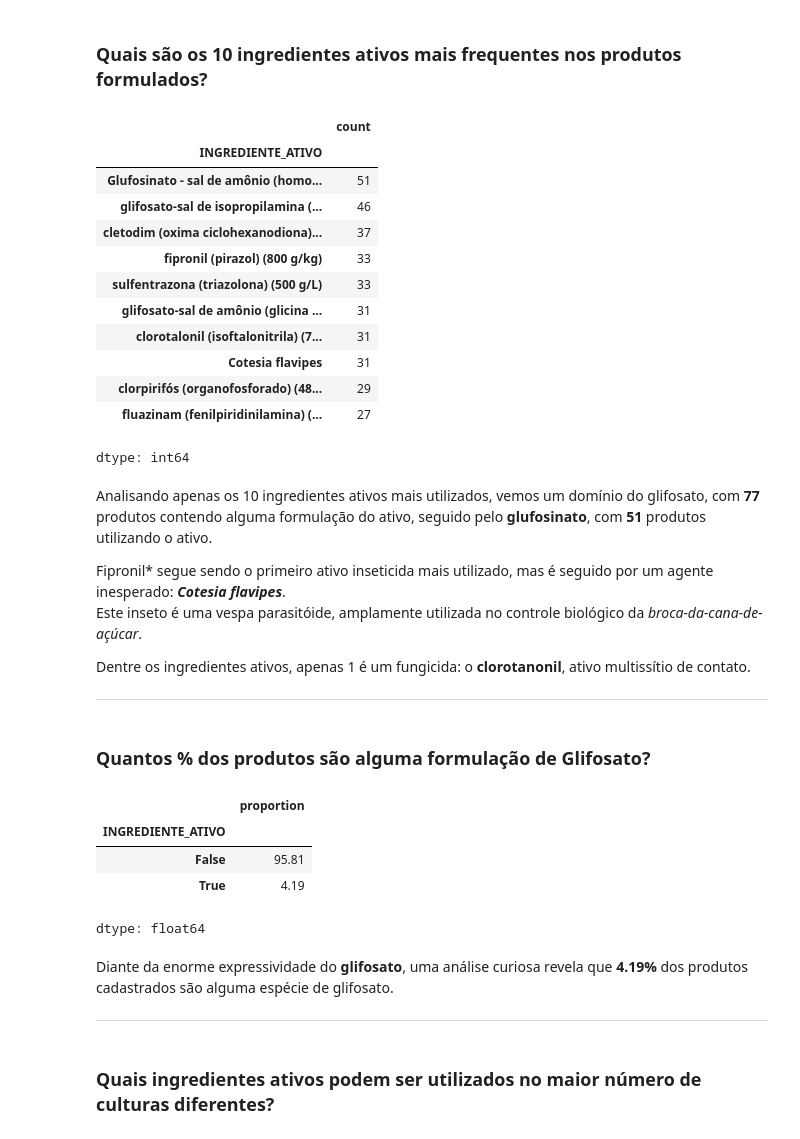
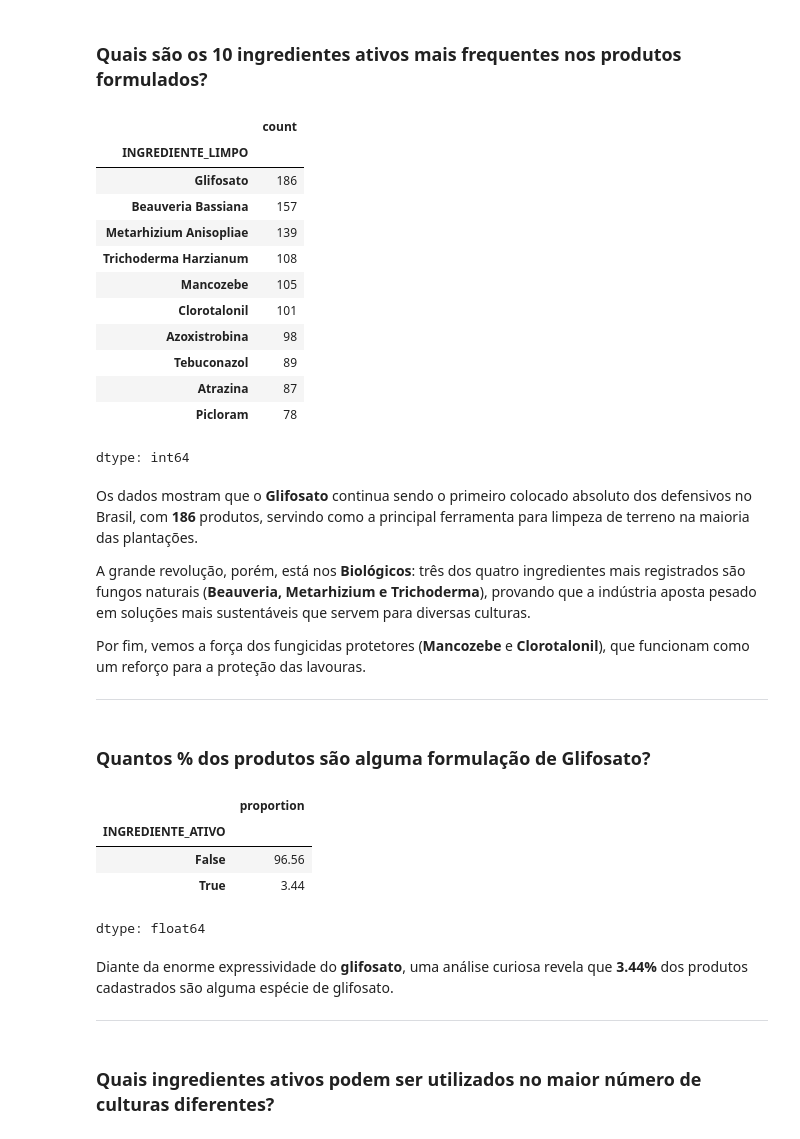
Before and after one commit to luan-vsd/Analise-Agrofit, a Jupyter notebook: notebooks/agrofit.ipynb, the cells around one changed output. Saved outputs shown, nothing was run; the diff lists cells and outputs as text; code cells hidden in the pictures.

Commit message:
finalizando as análises propostas

```diff
--- a/notebooks/agrofit.ipynb
+++ b/notebooks/agrofit.ipynb
@@ -255,31 +255,48 @@ Esses ingredientes são combinados com **ingredientes inertes** (como solventes
 # %% [markdown]
 ### Quais são os 10 ingredientes ativos mais frequentes nos produtos formulados?
 # %%
-# Seleciona colunas relevantes e remove duplicatas de produtos
+import re
+
+# 1. Seleciona e remove duplicatas de registro
 ingredientes_df = df[['NR_REGISTRO', 'INGREDIENTE_ATIVO']].drop_duplicates(subset='NR_REGISTRO')
 
-# Separa os ingredientes ativos de produtos que tenham mais de 1
-ingredientes_df['INGREDIENTE_ATIVO'] = ingredientes_df['INGREDIENTE_ATIVO'].str.split(' + ')
-
-# Separa em linhas diferentes a lista gerada pelo split
+# 2. Separa por '+' (usando apenas '+' garante que pegue mesmo se o espaçamento variar)
+ingredientes_df['INGREDIENTE_ATIVO'] = ingredientes_df['INGREDIENTE_ATIVO'].str.split('+')
 ingredientes_df = ingredientes_df.explode('INGREDIENTE_ATIVO')
 
-# Remove os espaços, conta quantas ocorrências tiveram de cada ativo e retorna somente os 10 primeiros
-ingr = ingredientes_df['INGREDIENTE_ATIVO'].str.strip().value_counts().head(10)
+# 3. CRIA UMA NOVA COLUNA LIMPA (AQUI ESTÁ A CORREÇÃO)
+# Padroniza para Texto Título e remove espaços nas pontas
+ingredientes_df['INGREDIENTE_LIMPO'] = ingredientes_df['INGREDIENTE_ATIVO'].str.strip().str.title()
+
+# Remove concentrações entre parênteses: "(480 g/L)"
+ingredientes_df['INGREDIENTE_LIMPO'] = ingredientes_df['INGREDIENTE_LIMPO'].str.replace(r'\s*\(.*', '', regex=True)
+
+# Remove isolados após vírgula, mas SALVA o 2,4-D (não remove se tiver número depois da vírgula)
+ingredientes_df['INGREDIENTE_LIMPO'] = ingredientes_df['INGREDIENTE_LIMPO'].str.replace(r',(?!\d).*', '', regex=True)
+
+# Remove variações de "Sal de..." ou "Éster"
+ingredientes_df['INGREDIENTE_LIMPO'] = ingredientes_df['INGREDIENTE_LIMPO'].str.replace(r'\s*-?\s*\bSal\b.*', '', regex=True, flags=re.IGNORECASE)
+ingredientes_df['INGREDIENTE_LIMPO'] = ingredientes_df['INGREDIENTE_LIMPO'].str.replace(r'\s*-?\s*\bÉster\b.*', '', regex=True, flags=re.IGNORECASE)
+
+# Tira espaços finais
+ingredientes_df['INGREDIENTE_LIMPO'] = ingredientes_df['INGREDIENTE_LIMPO'].str.strip()
+
+# 4. Conta usando a coluna LIMPA
+ingr = ingredientes_df['INGREDIENTE_LIMPO'].value_counts().head(10)
 ingr
 # %% [output]
 |  | count |
-| INGREDIENTE_ATIVO |  |
-| Glufosinato - sal de amônio (homo... | 51 |
-| glifosato-sal de isopropilamina (... | 46 |
-| cletodim (oxima ciclohexanodiona)... | 37 |
-| fipronil (pirazol) (800 g/kg) | 33 |
-| sulfentrazona (triazolona) (500 g/L) | 33 |
-| glifosato-sal de amônio (glicina ... | 31 |
-| clorotalonil (isoftalonitrila) (7... | 31 |
-| Cotesia flavipes | 31 |
-| clorpirifós (organofosforado) (48... | 29 |
-| fluazinam (fenilpiridinilamina) (... | 27 |
+| INGREDIENTE_LIMPO |  |
+| Glifosato | 186 |
+| Beauveria Bassiana | 157 |
+| Metarhizium Anisopliae | 139 |
+| Trichoderma Harzianum | 108 |
+| Mancozebe | 105 |
+| Clorotalonil | 101 |
+| Azoxistrobina | 98 |
+| Tebuconazol | 89 |
+| Atrazina | 87 |
+| Picloram | 78 |
 dtype: int64
 # %%
 filt_gli = ingr.index.str.contains('glifosato', case=False)
@@ -290,26 +307,22 @@ glu = ingr.iloc[filt_glu].sum()
 
 display(Markdown(f'''\n
 
-Analisando apenas os 10 ingredientes ativos mais utilizados, vemos um domínio do glifosato, com **{gli}** produtos contendo alguma formulação do ativo, seguido pelo **glufosinato**, com **{glu}** produtos utilizando o ativo.
+Os dados mostram que o **Glifosato** continua sendo o primeiro colocado absoluto dos defensivos no Brasil, com **{gli}** produtos, servindo como a principal ferramenta para limpeza de terreno na maioria das plantações.
 
-Fipronil* segue sendo o primeiro ativo inseticida mais utilizado, mas é seguido por um agente inesperado: ***Cotesia flavipes***.
-Este inseto é uma vespa parasitóide, amplamente utilizada no controle biológico da *broca-da-cana-de-açúcar*.
+A grande revolução, porém, está nos **Biológicos**: três dos quatro ingredientes mais registrados são fungos naturais (**Beauveria, Metarhizium e Trichoderma**), provando que a indústria aposta pesado em soluções mais sustentáveis que servem para diversas culturas.
 
-Dentre os ingredientes ativos, apenas 1 é um fungicida: o **clorotanonil**, ativo multissítio de contato.\n\n
+Por fim, vemos a força dos fungicidas protetores (**Mancozebe** e **Clorotalonil**), que funcionam como um reforço para a proteção das lavouras.
 
 ---'''))
 # %% [output]
 
 
 
-Analisando apenas os 10 ingredientes ativos mais utilizados, vemos um domínio do glifosato, com **77** produtos contendo alguma formulação do ativo, seguido pelo **glufosinato**, com **51** produtos utilizando o ativo.
+Os dados mostram que o **Glifosato** continua sendo o primeiro colocado absoluto dos defensivos no Brasil, com **186** produtos, servindo como a principal ferramenta para limpeza de terreno na maioria das plantações.
 
-Fipronil* segue sendo o primeiro ativo inseticida mais utilizado, mas é seguido por um agente inesperado: ***Cotesia flavipes***.
-Este inseto é uma vespa parasitóide, amplamente utilizada no controle biológico da *broca-da-cana-de-açúcar*.
+A grande revolução, porém, está nos **Biológicos**: três dos quatro ingredientes mais registrados são fungos naturais (**Beauveria, Metarhizium e Trichoderma**), provando que a indústria aposta pesado em soluções mais sustentáveis que servem para diversas culturas.
 
-Dentre os ingredientes ativos, apenas 1 é um fungicida: o **clorotanonil**, ativo multissítio de contato.
-
-
+Por fim, vemos a força dos fungicidas protetores (**Mancozebe** e **Clorotalonil**), que funcionam como um reforço para a proteção das lavouras.
 
 ---
 # %% [markdown]
@@ -324,8 +337,8 @@ porc_gli
 # %% [output]
 |  | proportion |
 | INGREDIENTE_ATIVO |  |
-| False | 95.81 |
-| True | 4.19 |
+| False | 96.56 |
+| True | 3.44 |
 dtype: float64
 # %%
 gli_porc = porc_gli.iloc[1]
@@ -339,7 +352,7 @@ Diante da enorme expressividade do **glifosato**, uma análise curiosa revela qu
 
 
 
-Diante da enorme expressividade do **glifosato**, uma análise curiosa revela que **4.19%** dos produtos cadastrados são alguma espécie de glifosato.
+Diante da enorme expressividade do **glifosato**, uma análise curiosa revela que **3.44%** dos produtos cadastrados são alguma espécie de glifosato.
 
 
 
```
Also changed, not shown: parts of 33 cells of this notebook, 1 other file.
